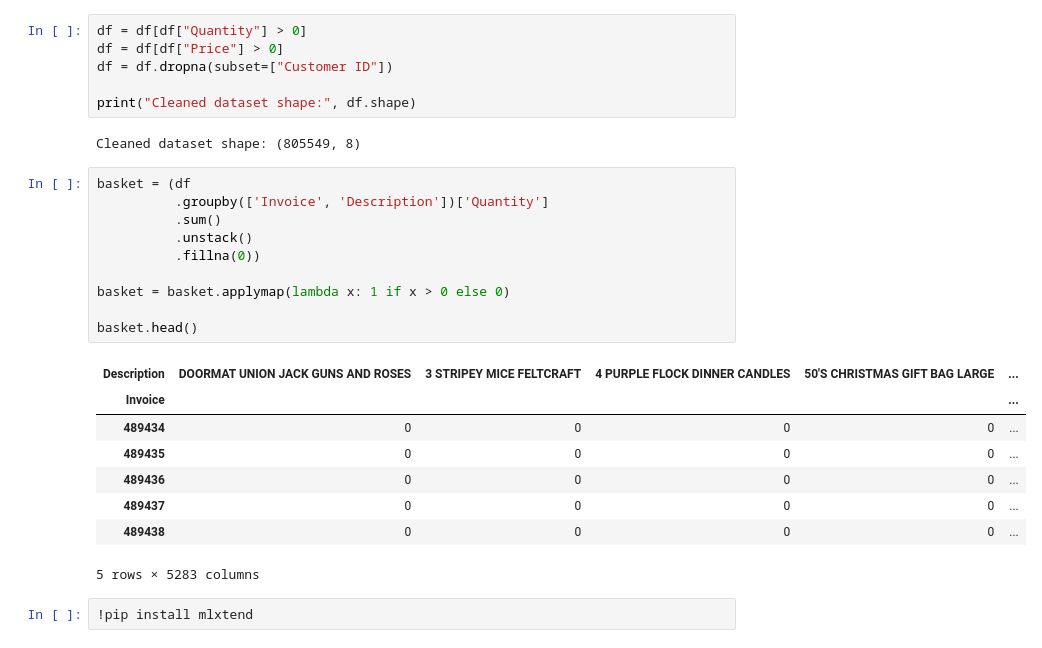
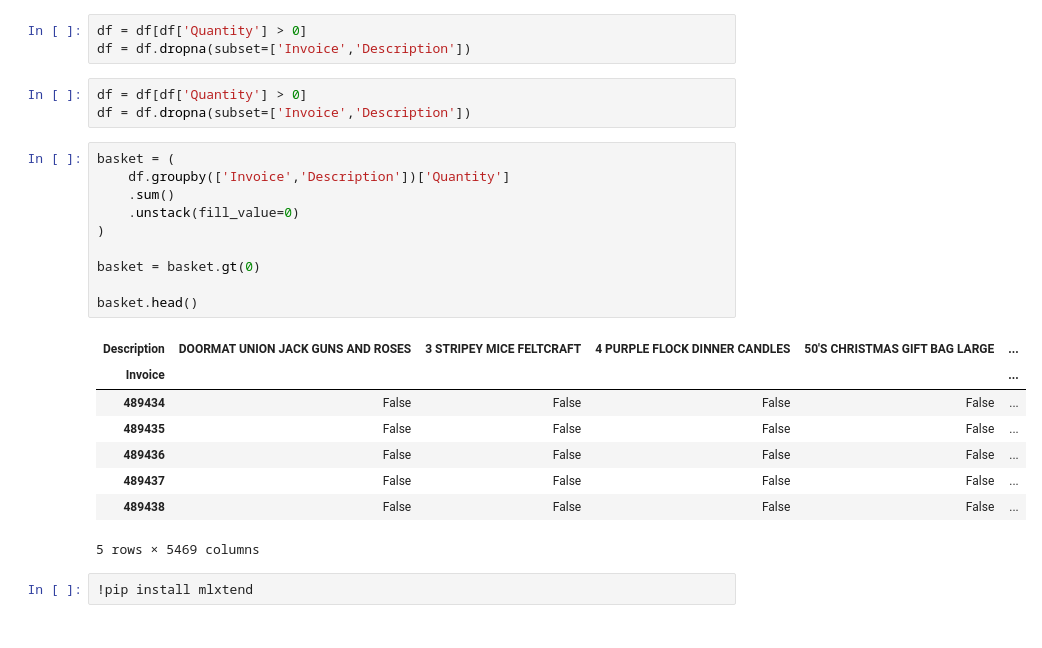
Before and after one commit to Sedat8kk/cs4412-pattern-discovery-retail, a Jupyter notebook: notebooks/M2_analysis.ipynb, the cells around one changed output. Cells and saved outputs as stored; diff of their text form.

```diff
--- a/notebooks/M2_analysis.ipynb
+++ b/notebooks/M2_analysis.ipynb
@@ -84,30 +15,28 @@ plt.show()
 # %%
-df = df[df["Quantity"] > 0]
-df = df[df["Price"] > 0]
-df = df.dropna(subset=["Customer ID"])
-
-print("Cleaned dataset shape:", df.shape)
+df = df[df['Quantity'] > 0]
+df = df.dropna(subset=['Invoice','Description'])
-# %% [output]
-Cleaned dataset shape: (805549, 8)
+# %%
+df = df[df['Quantity'] > 0]
+df = df.dropna(subset=['Invoice','Description'])
 # %%
-basket = (df
-          .groupby(['Invoice', 'Description'])['Quantity']
-          .sum()
-          .unstack()
-          .fillna(0))
+basket = (
+    df.groupby(['Invoice','Description'])['Quantity']
+    .sum()
+    .unstack(fill_value=0)
+)
 
-basket = basket.applymap(lambda x: 1 if x > 0 else 0)
+basket = basket.gt(0)
 
 basket.head()
 # %% [output]
 | Description | DOORMAT UNION JACK GUNS AND ROSES | 3 STRIPEY MICE FELTCRAFT | 4 PURPLE FLOCK DINNER CANDLES | 50'S CHRISTMAS GIFT BAG LARGE | ... |
 | Invoice |  |  |  |  | ... |
-| 489434 | 0 | 0 | 0 | 0 | ... |
-| 489435 | 0 | 0 | 0 | 0 | ... |
-| 489436 | 0 | 0 | 0 | 0 | ... |
-| 489437 | 0 | 0 | 0 | 0 | ... |
-| 489438 | 0 | 0 | 0 | 0 | ... |
+| 489434 | False | False | False | False | ... |
+| 489435 | False | False | False | False | ... |
+| 489436 | False | False | False | False | ... |
+| 489437 | False | False | False | False | ... |
+| 489438 | False | False | False | False | ... |
-5 rows × 5283 columns
+5 rows × 5469 columns
 # %%
 !pip install mlxtend
 # %% [output]
```
Also changed, not shown: parts of 21 cells of this notebook.
